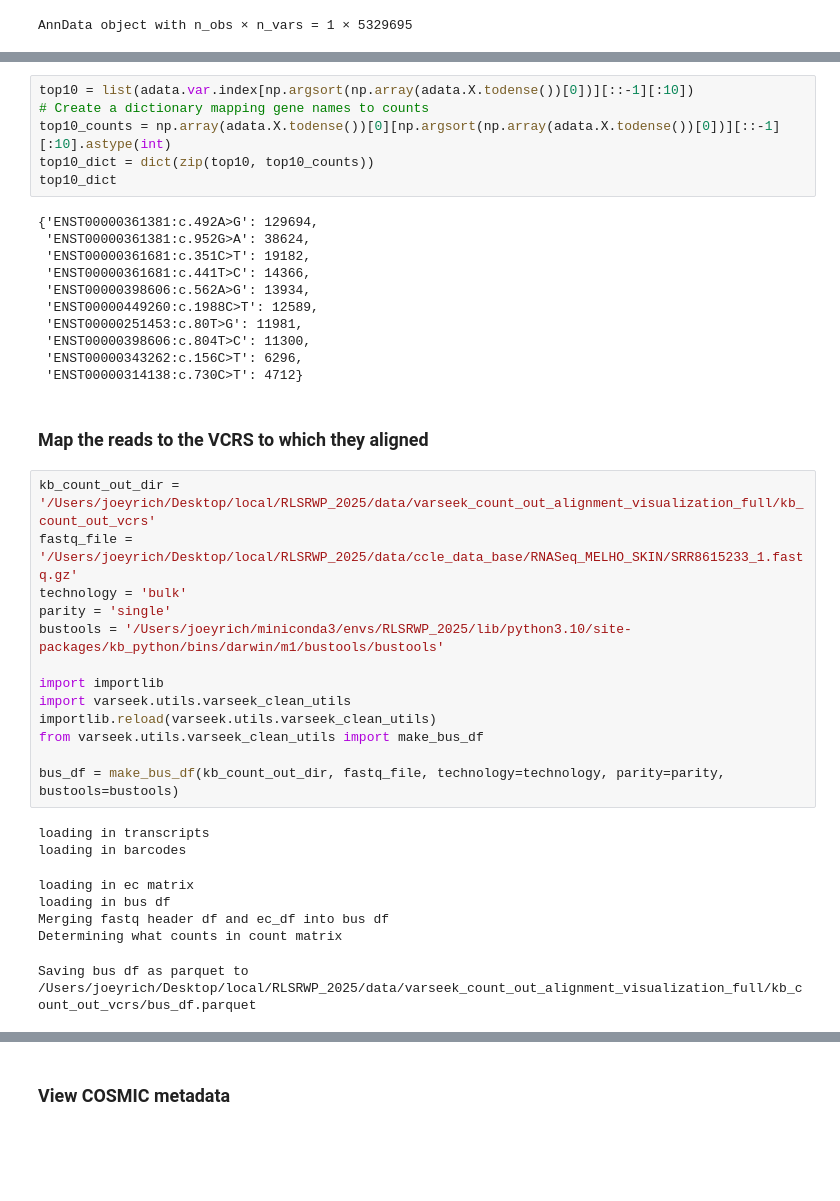
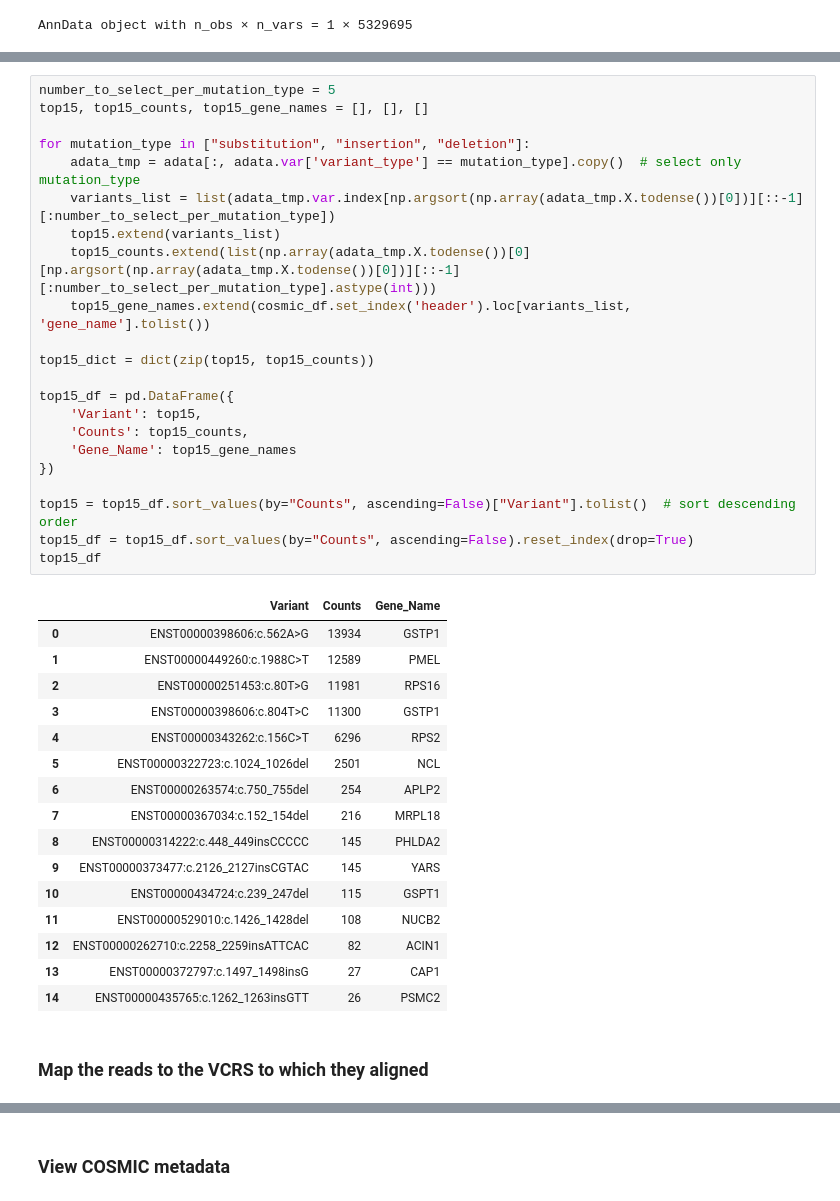
Before and after one commit to pachterlab/RLSRP_2025, a Jupyter notebook: notebooks/SuppX_pull_out_reads_for_alignment_viz.ipynb, the cells around one changed output, grey strips where cells are left out. Drawn from its saved outputs; the diff is of its cells as text; blank space fills up the shorter version.

```diff
--- a/notebooks/SuppX_pull_out_reads_for_alignment_viz.ipynb
+++ b/notebooks/SuppX_pull_out_reads_for_alignment_viz.ipynb
@@ -247,40 +260,41 @@ AnnData object with n_obs × n_vars = 1 × 5329695
 # %%
-top10 = list(adata.var.index[np.argsort(np.array(adata.X.todense())[0])][::-1][:10])
-# Create a dictionary mapping gene names to counts
-top10_counts = np.array(adata.X.todense())[0][np.argsort(np.array(adata.X.todense())[0])][::-1][:10].astype(int)
-top10_dict = dict(zip(top10, top10_counts))
-top10_dict
+number_to_select_per_mutation_type = 5
+top15, top15_counts, top15_gene_names = [], [], []
+
+for mutation_type in ["substitution", "insertion", "deletion"]:
+    adata_tmp = adata[:, adata.var['variant_type'] == mutation_type].copy()  # select only mutation_type
+    variants_list = list(adata_tmp.var.index[np.argsort(np.array(adata_tmp.X.todense())[0])][::-1][:number_to_select_per_mutation_type])
+    top15.extend(variants_list)
+    top15_counts.extend(list(np.array(adata_tmp.X.todense())[0][np.argsort(np.array(adata_tmp.X.todense())[0])][::-1][:number_to_select_per_mutation_type].astype(int)))
+    top15_gene_names.extend(cosmic_df.set_index('header').loc[variants_list, 'gene_name'].tolist())
+
+top15_dict = dict(zip(top15, top15_counts))
+
+top15_df = pd.DataFrame({
+    'Variant': top15,
+    'Counts': top15_counts,
+    'Gene_Name': top15_gene_names
+})
+
+top15 = top15_df.sort_values(by="Counts", ascending=False)["Variant"].tolist()  # sort descending order
+top15_df = top15_df.sort_values(by="Counts", ascending=False).reset_index(drop=True)
+top15_df
 # %% [output]
-{'ENST00000361381:c.492A>G': 129694,
- 'ENST00000361381:c.952G>A': 38624,
- 'ENST00000361681:c.351C>T': 19182,
- 'ENST00000361681:c.441T>C': 14366,
- 'ENST00000398606:c.562A>G': 13934,
- 'ENST00000449260:c.1988C>T': 12589,
- 'ENST00000251453:c.80T>G': 11981,
- 'ENST00000398606:c.804T>C': 11300,
- 'ENST00000343262:c.156C>T': 6296,
- 'ENST00000314138:c.730C>T': 4712}
+|  | Variant | Counts | Gene_Name |
+| 0 | ENST00000398606:c.562A>G | 13934 | GSTP1 |
+| 1 | ENST00000449260:c.1988C>T | 12589 | PMEL |
+| 2 | ENST00000251453:c.80T>G | 11981 | RPS16 |
+| 3 | ENST00000398606:c.804T>C | 11300 | GSTP1 |
+| 4 | ENST00000343262:c.156C>T | 6296 | RPS2 |
+| 5 | ENST00000322723:c.1024_1026del | 2501 | NCL |
+| 6 | ENST00000263574:c.750_755del | 254 | APLP2 |
+| 7 | ENST00000367034:c.152_154del | 216 | MRPL18 |
+| 8 | ENST00000314222:c.448_449insCCCCC | 145 | PHLDA2 |
+| 9 | ENST00000373477:c.2126_2127insCGTAC | 145 | YARS |
+| 10 | ENST00000434724:c.239_247del | 115 | GSPT1 |
+| 11 | ENST00000529010:c.1426_1428del | 108 | NUCB2 |
+| 12 | ENST00000262710:c.2258_2259insATTCAC | 82 | ACIN1 |
+| 13 | ENST00000372797:c.1497_1498insG | 27 | CAP1 |
+| 14 | ENST00000435765:c.1262_1263insGTT | 26 | PSMC2 |
 # %% [markdown]
 ### Map the reads to the VCRS to which they aligned
-# %%
-kb_count_out_dir = '/Users/joeyrich/Desktop/local/RLSRWP_2025/data/varseek_count_out_alignment_visualization_full/kb_count_out_vcrs'
-fastq_file = '/Users/joeyrich/Desktop/local/RLSRWP_2025/data/ccle_data_base/RNASeq_MELHO_SKIN/SRR8615233_1.fastq.gz'
-technology = 'bulk'
-parity = 'single'
-bustools = '/Users/joeyrich/miniconda3/envs/RLSRWP_2025/lib/python3.10/site-packages/kb_python/bins/darwin/m1/bustools/bustools'
-
-import importlib
-import varseek.utils.varseek_clean_utils
-importlib.reload(varseek.utils.varseek_clean_utils)
-from varseek.utils.varseek_clean_utils import make_bus_df
-
-bus_df = make_bus_df(kb_count_out_dir, fastq_file, technology=technology, parity=parity, bustools=bustools)
-# %% [output]
-loading in transcripts
-loading in barcodes
-loading in ec matrix
-loading in bus df
-Merging fastq header df and ec_df into bus df
-Determining what counts in count matrix
-Saving bus df as parquet to /Users/joeyrich/Desktop/local/RLSRWP_2025/data/varseek_count_out_alignment_visualization_full/kb_count_out_vcrs/bus_df.parquet
```
Also changed, not shown: parts of 26 cells of this notebook, 3 other files.
